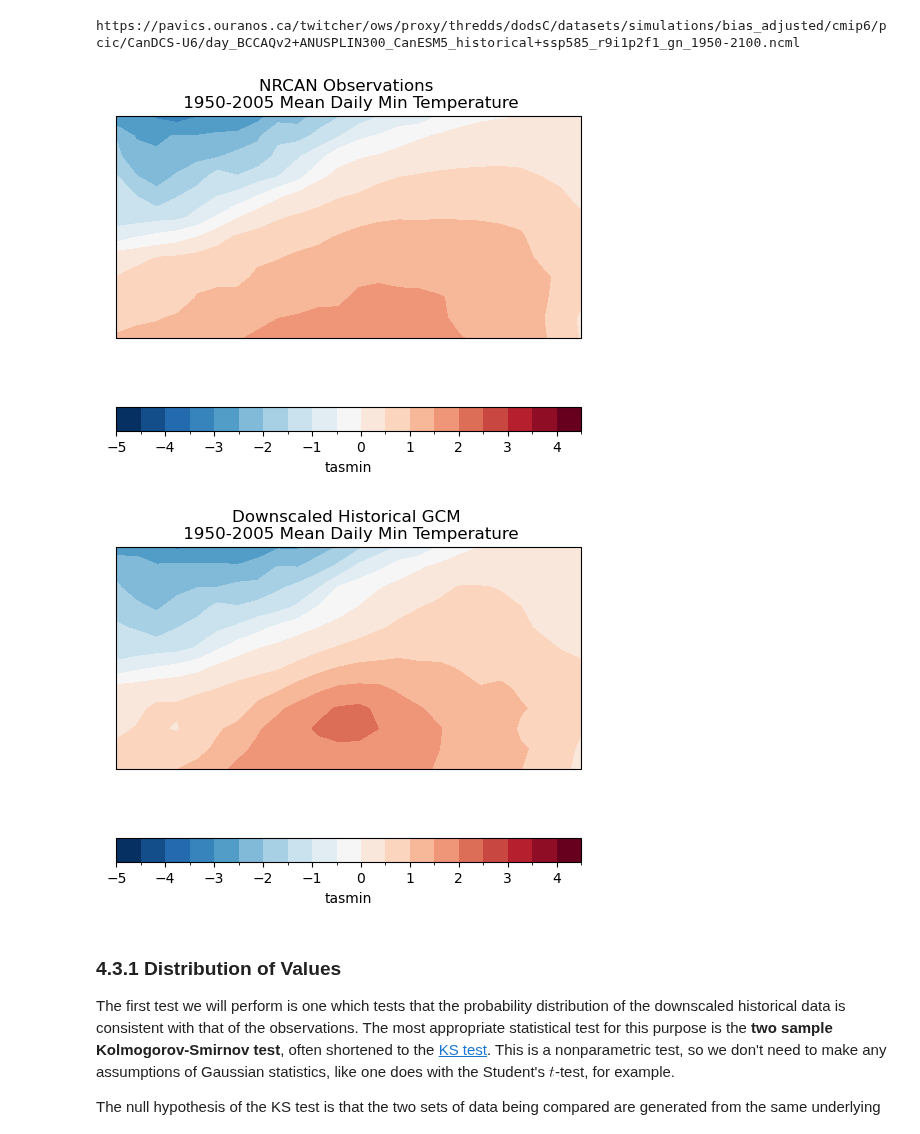
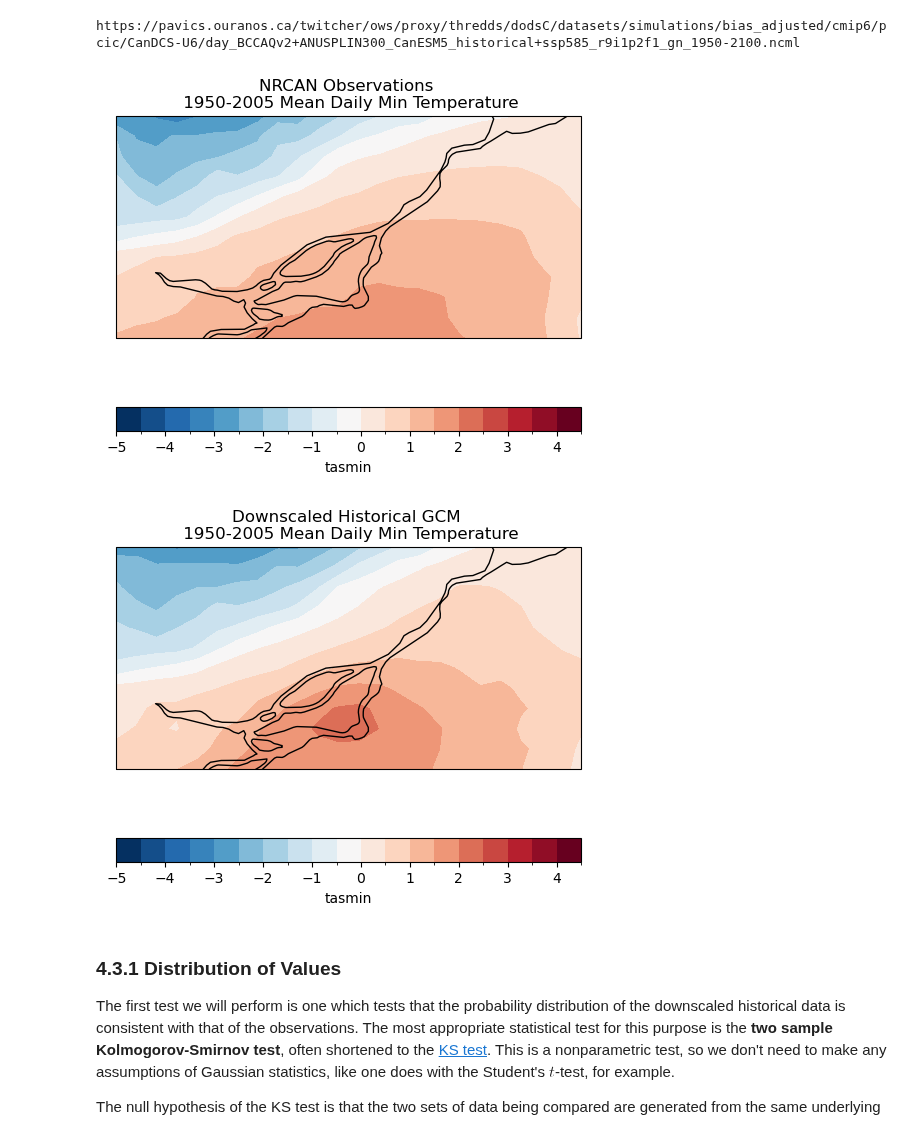
Before and after one commit to mikemorris12/UTCDW_Guidebook, a Jupyter notebook: Chapter4/section4.3_downscaling_validation.ipynb, the cells around one changed output. Saved outputs shown, nothing was run; the diff lists cells and outputs as text; code cells hidden in the pictures.

```diff
--- a/Chapter4/section4.3_downscaling_validation.ipynb
+++ b/Chapter4/section4.3_downscaling_validation.ipynb
@@ -83,26 +83,30 @@ data_obs_test = convert_calendar(data_obs_test, 'noleap')
 # %%
 # plot the training sample long term means, just to compare quickly
 data_mean_obs_train = data_obs_train.mean('time')
 
 fig, ax = plt.subplots(subplot_kw = spkws, figsize = (6,6))
 data_mean_obs_train.plot.contourf(ax = ax, levels = np.arange(-5, 5, 0.5),
-                                   cbar_kwargs = dict(orientation='horizontal', extendrect = True))
+                                 cbar_kwargs = dict(orientation='horizontal', extendrect = True),
+                                 zorder = 0)
 ax.add_feature(cfeature.LAKES, edgecolor = 'k', facecolor = 'none', zorder = 2)
+ax.coastlines()
 ax.set_title("NRCAN Observations \n 1950-2005 Mean Daily Min Temperature")
 plt.show()
 # %% [output]
-[figure, old version]
+[figure, new version]
 # %%
 data_mean_gcm_train = data_gcm_train.mean('time')
 
 fig, ax = plt.subplots(subplot_kw = spkws, figsize = (6,6))
 data_mean_gcm_train.plot.contourf(ax = ax, levels = np.arange(-5, 5, 0.5),
-                                    cbar_kwargs = dict(orientation='horizontal', extendrect = True))
+                                 cbar_kwargs = dict(orientation='horizontal', extendrect = True),
+                                 zorder = 0)
 ax.add_feature(cfeature.LAKES, edgecolor = 'k', facecolor = 'none', zorder = 2)
+ax.coastlines()
 ax.set_title("Downscaled Historical GCM \n 1950-2005 Mean Daily Min Temperature")
 plt.show()
 # %% [output]
-[figure, old version]
+[figure, new version]
 # %% [markdown]
 ### 4.3.1 Distribution of Values
 
```
Also changed, not shown: parts of 14 cells of this notebook.
